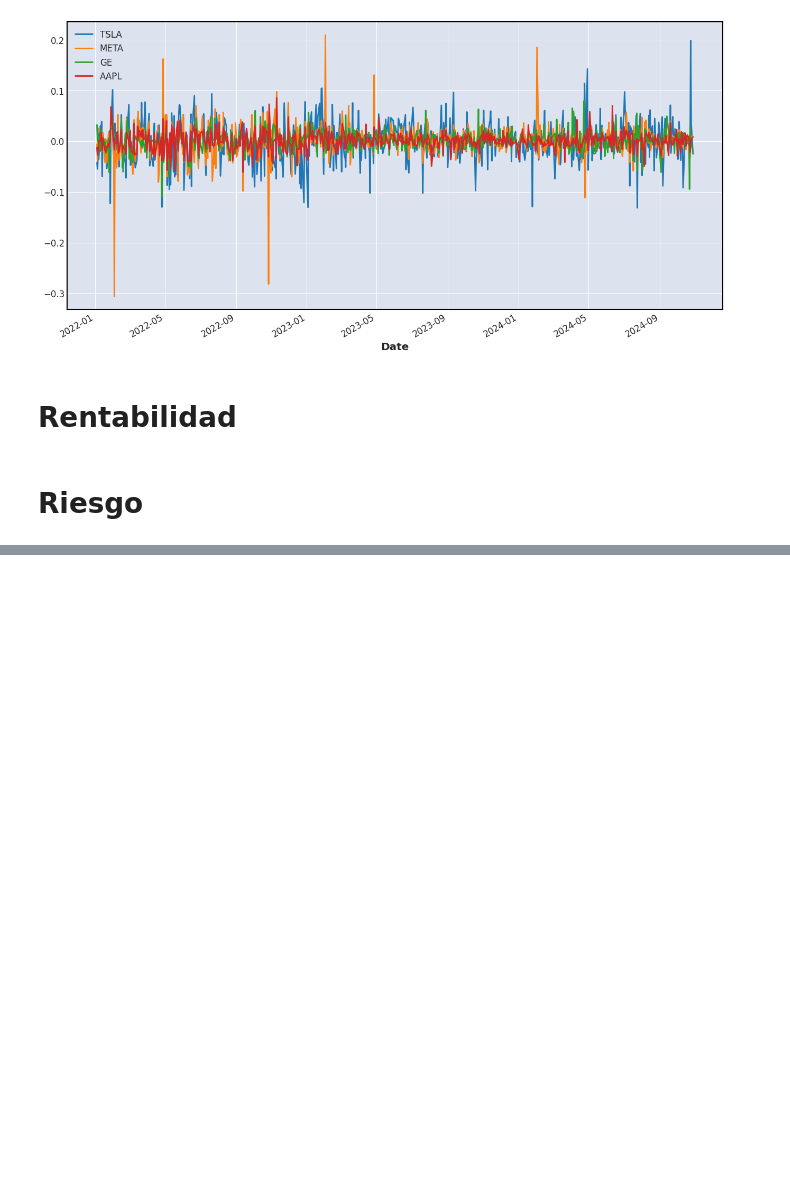
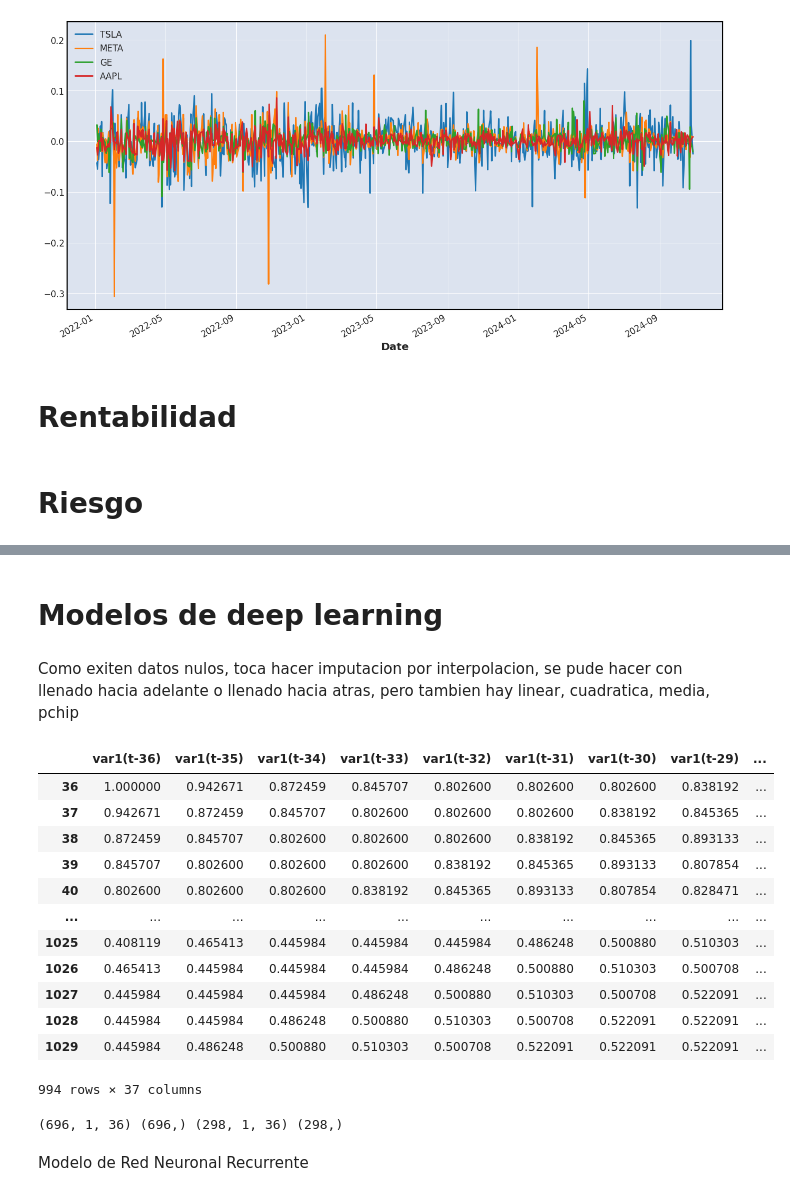
Before and after one commit to LorenzoPorrasDuque/cientifica, a Jupyter notebook: seriesDeTiempo/deep_learning.ipynb, the cells around one changed output, grey strips where cells are left out. Cells and saved outputs as stored; diff of their text form; code cells hidden in the pictures; blank space fills up the shorter version.

```diff
--- a/seriesDeTiempo/deep_learning.ipynb
+++ b/seriesDeTiempo/deep_learning.ipynb
@@ -150,0 +152,55 @@ Riesgo del portafolio: 0.31359886063083403
+# %% [markdown]
+# Modelos de deep learning
+# %% [markdown]
+Como exiten datos nulos, toca hacer imputacion por interpolacion, se pude hacer con llenado hacia adelante o llenado hacia atras, pero tambien hay linear, cuadratica, media, pchip
+# %%
+data_pronostico = data.asfreq('D').ffill()
+# %%
+# Funcion paara transformar datos a supervisados
+
+def serie_a_supervisado(data, n_in = 1, n_out = 1, dropnan = True):
+    n_vars = 1 if type(data) is list else data.shape[1]
+    df = pd.DataFrame(data)
+    cols, names = list(), list()
+    #Secuencia de entrada (t-n, ..., t-1)
+    for i in range(n_in, 0, -1):
+        cols.append(df.shift(i))
+        names += [('var%d(t-%d)' % (j + 1, i)) for j in range(n_vars)]
+    #Secuencia de pronósticos (t, t+1, ... ,t+n)
+    for i in range(0, n_out):
+        cols.append(df.shift(-i))
+        if i == 0:
+            names += [('var%d(t)' % (j + 1)) for j in range(n_vars)]
+        else:
+            [('var%d(t+%d)' % (j + 1, i)) for j in range(n_vars)]
+    #Agregar los frames
+    agg = pd.concat(cols, axis = 1)
+    agg.columns = names
+    #Eliminar filas con datos nulos
+    if dropnan:
+        agg.dropna(inplace = True)
+    return agg
+# %%
+steps=36
+values=data_pronostico['TSLA'].values
+values=values.astype('float64')
+scaler=MinMaxScaler()
+values=values.reshape(-1,1)
+scaled_values=scaler.fit_transform(values)
+
+reframed_data=serie_a_supervisado(scaled_values,steps,1)
+reframed_data
+# %% [output]
+|  | var1(t-36) | var1(t-35) | var1(t-34) | var1(t-33) | var1(t-32) | var1(t-31) | var1(t-30) | var1(t-29) | ... |
+| 36 | 1.000000 | 0.942671 | 0.872459 | 0.845707 | 0.802600 | 0.802600 | 0.802600 | 0.838192 | ... |
+| 37 | 0.942671 | 0.872459 | 0.845707 | 0.802600 | 0.802600 | 0.802600 | 0.838192 | 0.845365 | ... |
+| 38 | 0.872459 | 0.845707 | 0.802600 | 0.802600 | 0.802600 | 0.838192 | 0.845365 | 0.893133 | ... |
+| 39 | 0.845707 | 0.802600 | 0.802600 | 0.802600 | 0.838192 | 0.845365 | 0.893133 | 0.807854 | ... |
+| 40 | 0.802600 | 0.802600 | 0.802600 | 0.838192 | 0.845365 | 0.893133 | 0.807854 | 0.828471 | ... |
+| ... | ... | ... | ... | ... | ... | ... | ... | ... | ... |
+| 1025 | 0.408119 | 0.465413 | 0.445984 | 0.445984 | 0.445984 | 0.486248 | 0.500880 | 0.510303 | ... |
+| 1026 | 0.465413 | 0.445984 | 0.445984 | 0.445984 | 0.486248 | 0.500880 | 0.510303 | 0.500708 | ... |
+| 1027 | 0.445984 | 0.445984 | 0.445984 | 0.486248 | 0.500880 | 0.510303 | 0.500708 | 0.522091 | ... |
+| 1028 | 0.445984 | 0.445984 | 0.486248 | 0.500880 | 0.510303 | 0.500708 | 0.522091 | 0.522091 | ... |
+| 1029 | 0.445984 | 0.486248 | 0.500880 | 0.510303 | 0.500708 | 0.522091 | 0.522091 | 0.522091 | ... |
+994 rows × 37 columns
@@ -150,0 +217,10 @@ Riesgo del portafolio: 0.31359886063083403
+# %%
+# Formaterar a X en unt ensor de 3 dimensiones [Cantidad de meustras, pasos temporales, cantidad de valores]
+
+X_train=X_train.reshape((X_train.shape[0],1,X_train.shape[1]))
+X_test=X_test.reshape((X_test.shape[0],1,X_test.shape[1]))
+print(X_train.shape, y_train.shape, X_test.shape, y_test.shape)
+# %% [output]
+(696, 1, 36) (696,) (298, 1, 36) (298,)
+# %% [markdown]
+Modelo de Red Neuronal Recurrente
```
Also changed, not shown: parts of 7 cells of this notebook.
